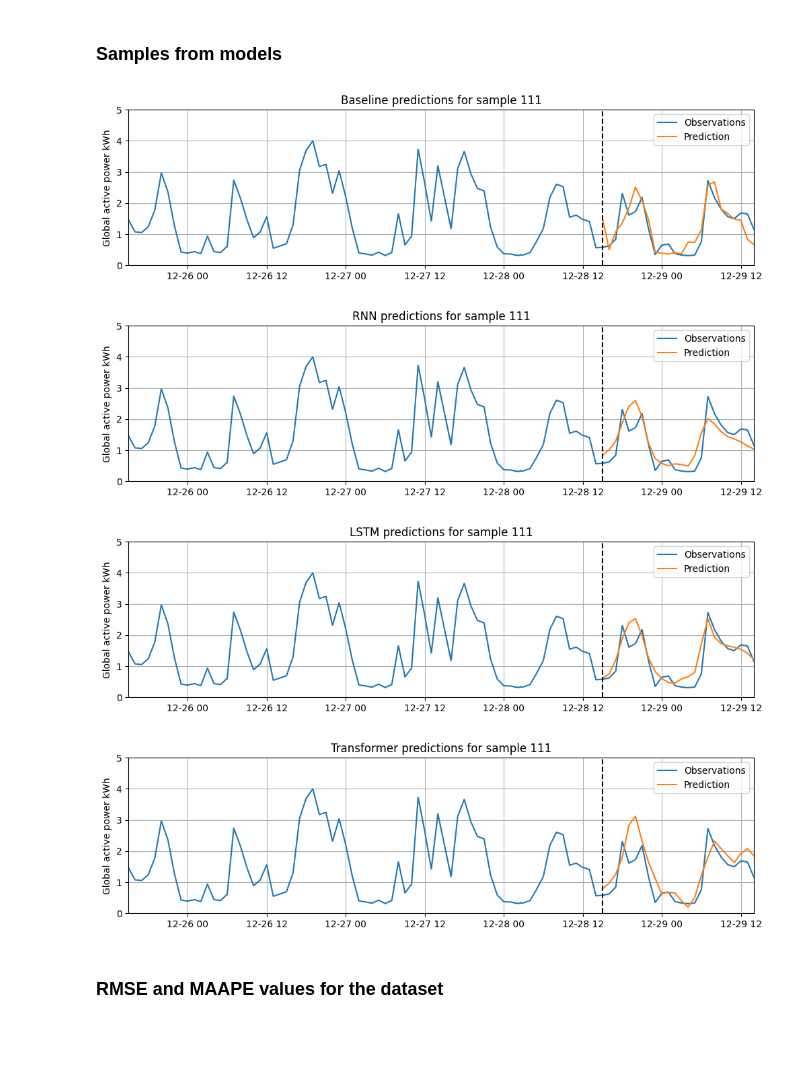
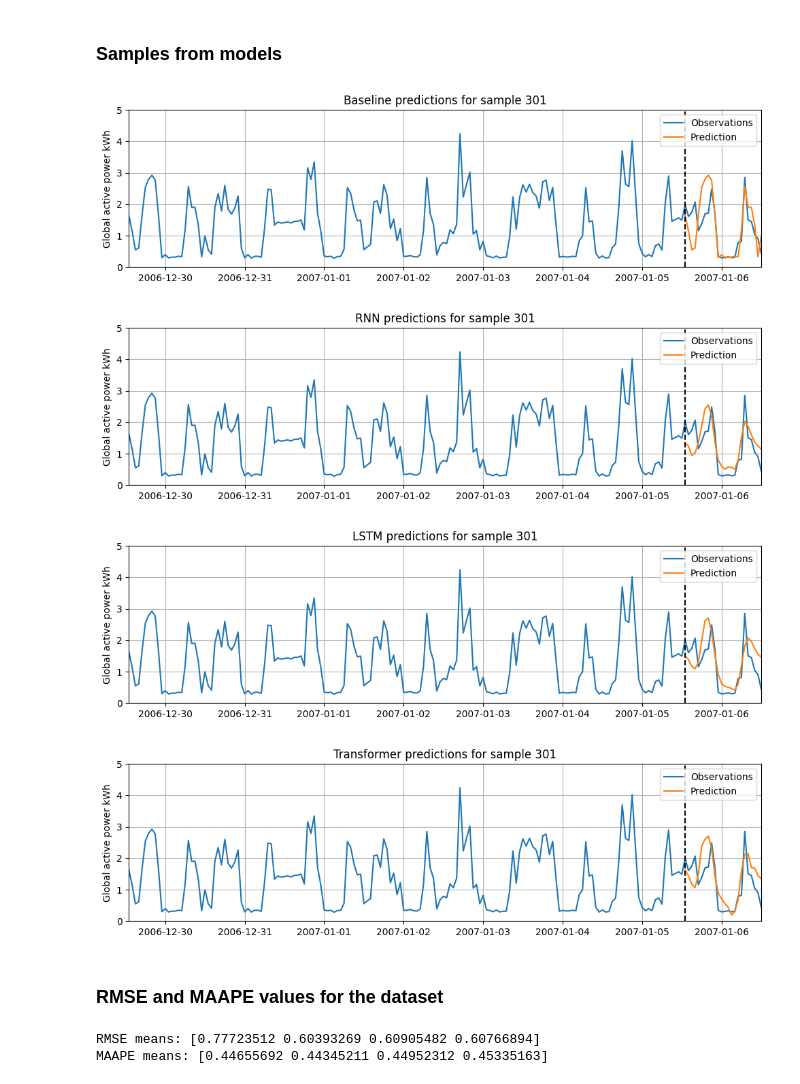
Before and after one commit to veetirajaniemi/adaml-ml-project, a Jupyter notebook: model_comparison.ipynb, the cells around one changed output. Cells and saved outputs as stored; diff of their text form; code cells hidden in the pictures; blank space fills up the shorter version.

Commit message:
Added crossvalidation
Added crossvalidation -notebook. Finetuned weights

```diff
--- a/model_comparison.ipynb
+++ b/model_comparison.ipynb
@@ -207,9 +207,9 @@ model_lstm = Seq2SeqLSTM(n_features=13,hidden_size=64,num_layers=2,output_size=2
 model_transformer = TransformerModel(num_features=13,horizon=24)
 
 #Get weights
-model_rnn.load_state_dict(torch.load("rnn_weights.pth",weights_only=True,map_location="cpu"))
-model_lstm.load_state_dict(torch.load("adaml_lstm.pth",weights_only=True,map_location="cpu"))
-model_transformer.load_state_dict(torch.load("adaml_transformer.pth",weights_only=True,map_location="cpu"))
+model_rnn.load_state_dict(torch.load("rnn_weights_finetuned.pth",weights_only=True,map_location="cpu"))
+model_lstm.load_state_dict(torch.load("adaml_lstm_finetuned.pth",weights_only=True,map_location="cpu"))
+model_transformer.load_state_dict(torch.load("adaml_transformer_finetuned.pth",weights_only=True,map_location="cpu"))
 
 model_rnn.eval()
 model_lstm.eval()
@@ -235,9 +235,11 @@ TransformerModel(
 # %% [markdown]
 ### Samples from models
 # %%
-index = 111 #Sample index
+index = 301 #Sample index
 horizon = 24
-lookback = 72
+lookback_rnn = 168
+lookback_lstm = 120
+lookback_transformer = 96
 
 timestamps = df_hourly["datetime"].to_numpy()
 #Timestamps for observations and after forecast
@@ -255,7 +257,7 @@ y_pred_baseline = scalerY.inverse_transform(X[:24,0].reshape(-1,1))
 plt.figure(figsize=(12,3))
 plt.plot(timestamps_observations,y_observations,label="Observations")
 plt.plot(timestamps_after_forecast,y_pred_baseline,label="Prediction")
-plt.xlim(timestamps_observations[96],timestamps_observations[168+horizon-1])
+plt.xlim(timestamps_observations[0],timestamps_observations[168+horizon-1])
 plt.vlines(timestamps_observations[168],0,5,linestyles="dashed",colors="black")
 plt.ylabel("Global active power kWh")
 plt.title(f"Baseline predictions for sample {index}")
@@ -265,12 +267,12 @@ plt.grid()
 plt.show()
 
 with torch.no_grad():
-    y_pred_rnn = model_rnn(X[-lookback:].unsqueeze(0)).numpy()[0]
+    y_pred_rnn = model_rnn(X[-lookback_rnn:].unsqueeze(0)).numpy()[0]
     y_pred_rnn = scalerY.inverse_transform(y_pred_rnn)
 plt.figure(figsize=(12,3))
 plt.plot(timestamps_observations,y_observations,label="Observations")
 plt.plot(timestamps_after_forecast,y_pred_rnn,label="Prediction")
-plt.xlim(timestamps_observations[96],timestamps_observations[168+horizon-1])
+plt.xlim(timestamps_observations[0],timestamps_observations[168+horizon-1])
 plt.vlines(timestamps_observations[168],0,5,linestyles="dashed",colors="black")
 plt.ylabel("Global active power kWh")
 plt.title(f"RNN predictions for sample {index}")
@@ -279,41 +281,41 @@ plt.ylim(0,5)
 plt.grid()
 plt.show()
 
 with torch.no_grad():
-    y_pred_lstm = model_lstm(X[-lookback:].unsqueeze(0)).numpy()[0]
+    y_pred_lstm = model_lstm(X[-lookback_lstm:].unsqueeze(0)).numpy()[0]
     y_pred_lstm = scalerY.inverse_transform(y_pred_lstm)
 plt.figure(figsize=(12,3))
 plt.plot(timestamps_observations,y_observations,label="Observations")
 plt.plot(timestamps_after_forecast,y_pred_lstm,label="Prediction")
-plt.xlim(timestamps_observations[96],timestamps_observations[168+horizon-1])
+plt.xlim(timestamps_observations[0],timestamps_observations[168+horizon-1])
 plt.vlines(timestamps_observations[168],0,5,linestyles="dashed",colors="black")
 plt.ylabel("Global active power kWh")
 plt.title(f"LSTM predictions for sample {index}")
 plt.legend()
 plt.ylim(0,5)
 plt.grid()
 plt.show()
 
 
 with torch.no_grad():
-    y_pred_transformer = model_transformer(X[-lookback:].unsqueeze(0)).numpy()[0]
+    y_pred_transformer = model_transformer(X[-lookback_transformer:].unsqueeze(0)).numpy()[0]
     y_pred_transformer = scalerY.inverse_transform(y_pred_transformer.reshape(-1,1))
 plt.figure(figsize=(12,3))
 plt.plot(timestamps_observations,y_observations,label="Observations")
 plt.plot(timestamps_after_forecast,y_pred_transformer,label="Prediction")
-plt.xlim(timestamps_observations[96],timestamps_observations[168+horizon-1])
+plt.xlim(timestamps_observations[0],timestamps_observations[168+horizon-1])
 plt.ylim(0,5)
 plt.vlines(timestamps_observations[168],0,5,linestyles="dashed",colors="black")
 plt.ylabel("Global active power kWh")
 plt.title(f"Transformer predictions for sample {index}")
 plt.legend()
 plt.grid()
 plt.show()
 # %% [output]
-[figure, old version]
+[figure, new version]
-[figure, old version]
+[figure, new version]
-[figure, old version]
+[figure, new version]
-[figure, old version]
+[figure, new version]
 # %% [markdown]
 ### RMSE and MAAPE values for the dataset
 # %%
@@ -360,6 +362,12 @@ for index in range(testData.__len__()):
 
 rmse_values = [rmse_baseline,rmse_rnn,rmse_lstm,rmse_transformer]
 maape_values = [maape_baseline,maape_rnn,maape_lstm,maape_transformer]
+# %%
+print(f"RMSE means: {np.mean(rmse_values,axis=1)}")
+print(f"MAAPE means: {np.mean(maape_values,axis=1)}")
+# %% [output]
+RMSE means: [0.77723512 0.60393269 0.60905482 0.60766894]
+MAAPE means: [0.44655692 0.44345211 0.44952312 0.45335163]
 # %%
 plt.figure(figsize=(12,4))
 plt.boxplot(rmse_values,labels=["Baseline","RNN","LSTM","Transformer"],whis=[5,95])
```
Also changed, not shown: parts of 1 cell of this notebook, 7 other files.
